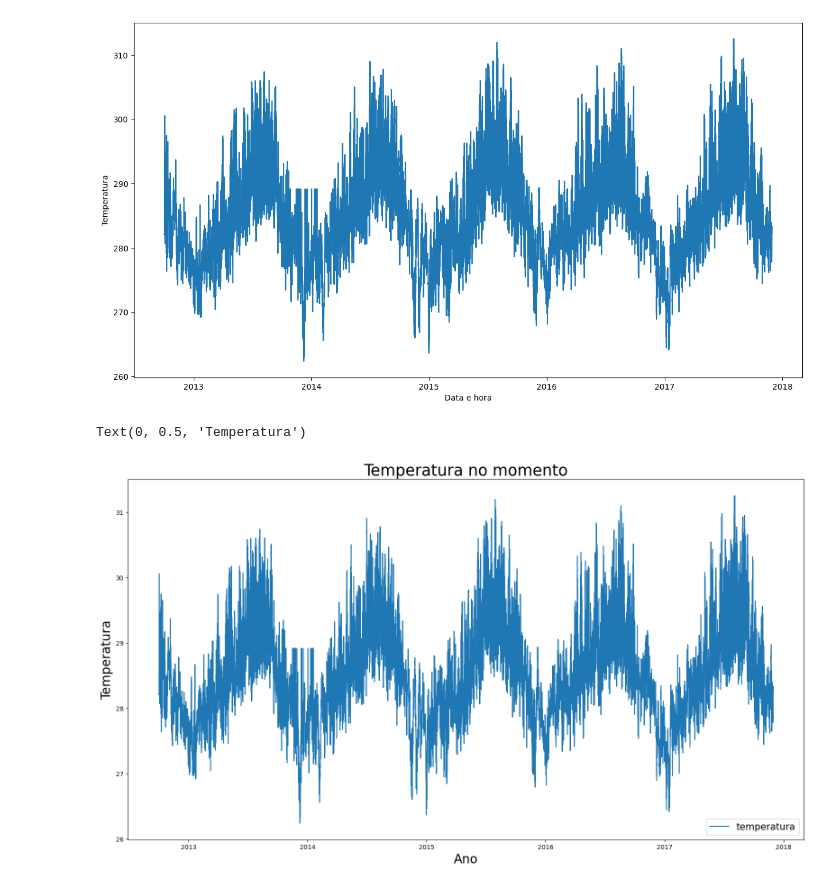
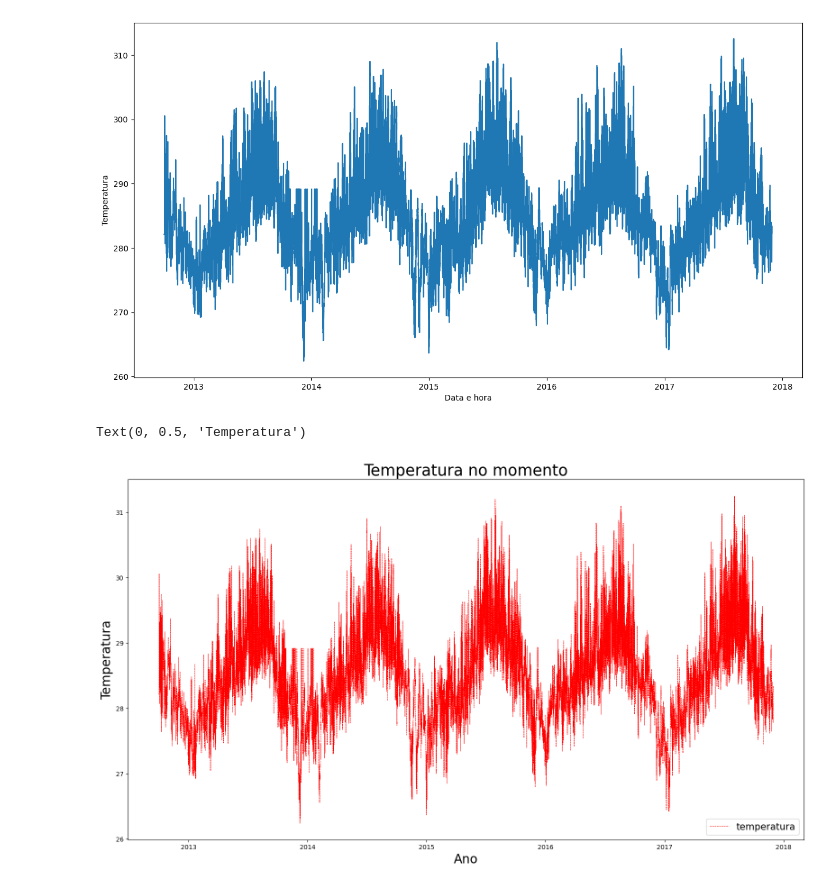
Before and after one commit to Moises654/Desenvolvimento_Back-End_2_semestre_ADS, a Jupyter notebook: Aula 3 e 4/base_de_dados/codigo2.ipynb, the cells around one changed output. Cells and saved outputs as stored; diff of their text form; code cells hidden in the pictures.

```diff
--- a/Aula 3 e 4/base_de_dados/codigo2.ipynb
+++ b/Aula 3 e 4/base_de_dados/codigo2.ipynb
@@ -30,11 +30,11 @@ Text(0, 0.5, 'Temperatura')
 # %%
 fig = plt.figure(figsize=(15,8)) # crio uma variável fig para armazenar o tamanho da figura
 eixo = fig.add_axes([0,0,1,1]) # define o tamanho dos eixos do gráfico
-eixo.plot(df['data'],df['temperatura']/10)
+eixo.plot(df['data'],df['temperatura']/10,color='red',lw=0.7,linestyle='--')
 eixo.set_title('Temperatura no momento',fontsize=25) # título do gráfico
 eixo.legend(['temperatura'],loc='lower right',fontsize = 15)
 eixo.set_xlabel('Ano',fontsize=20)
 eixo.set_ylabel('Temperatura',fontsize=20)
 # %% [output]
 Text(0, 0.5, 'Temperatura')
-[figure, old version]
+[figure, new version]
```
Also changed, not shown: parts of 1 cell of this notebook.
